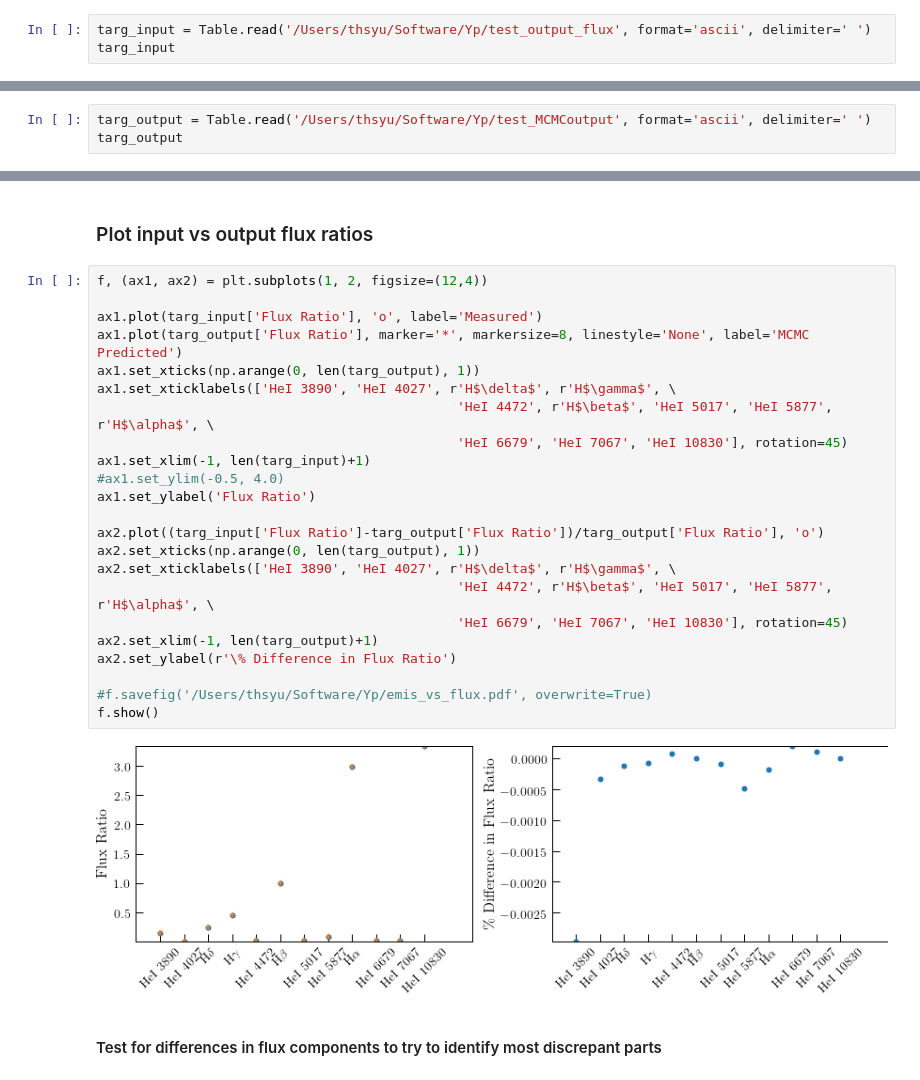
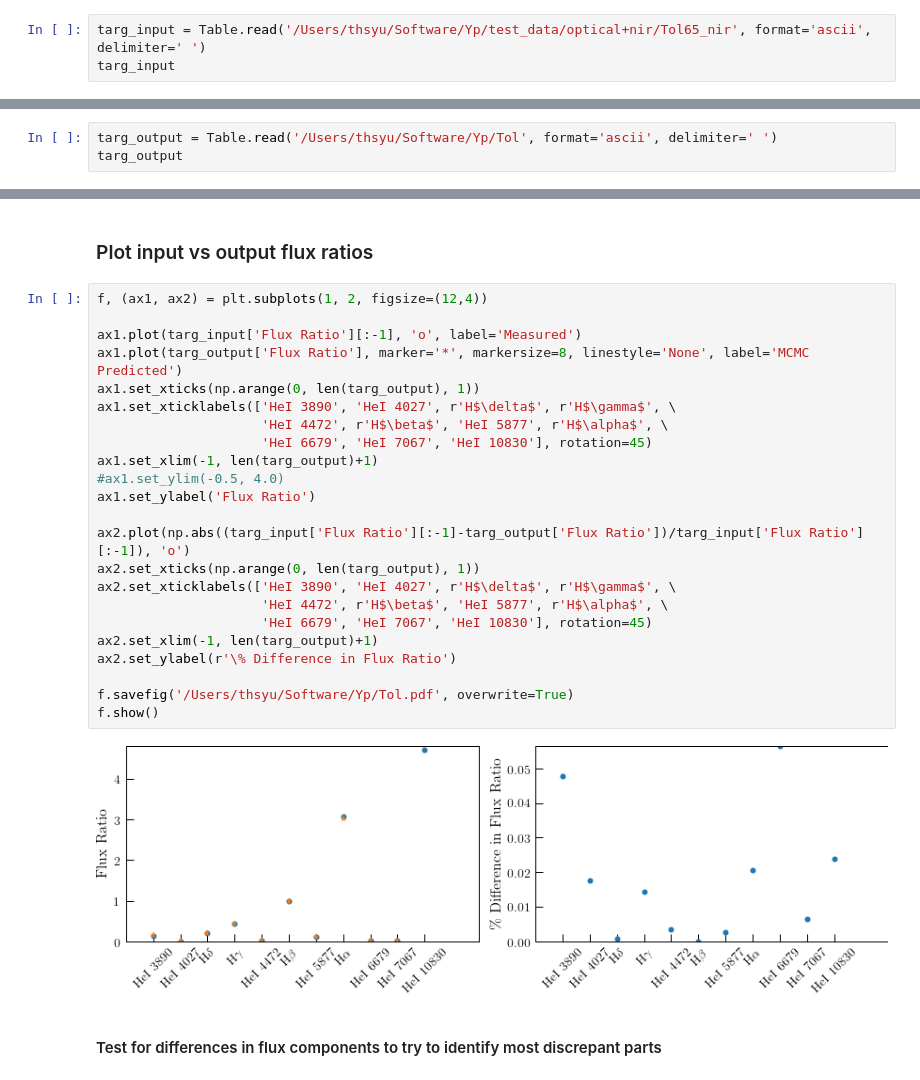
Before and after one commit to tiffanyhsyu/Yp, a Jupyter notebook: check_run_results.ipynb, the cells around one changed output, grey strips where cells are left out. Drawn from its saved outputs; the diff is of its cells as text.

Commit message:
plot (measured-predicted)/measured instead of /predicted

```diff
--- a/check_run_results.ipynb
+++ b/check_run_results.ipynb
@@ -111,7 +111,7 @@ importlib.reload(mfr)
 # %% [markdown]
 #### Original input
 # %%
-targ_input = Table.read('/Users/thsyu/Software/Yp/test_output_flux', format='ascii', delimiter=' ')
+targ_input = Table.read('/Users/thsyu/Software/Yp/test_data/optical+nir/Tol65_nir', format='ascii', delimiter=' ')
 targ_input
 # %% [output]
 Table length=12
@@ -149,6 +149,6 @@ Working on  6679.994
 Working on  7067.198
 Working on  10833.306
 # %%
-targ_output = Table.read('/Users/thsyu/Software/Yp/test_MCMCoutput', format='ascii', delimiter=' ')
+targ_output = Table.read('/Users/thsyu/Software/Yp/Tol', format='ascii', delimiter=' ')
 targ_output
 # %% [output]
@@ -172,28 +171,28 @@ Table length=12
 # %%
 f, (ax1, ax2) = plt.subplots(1, 2, figsize=(12,4))
 
-ax1.plot(targ_input['Flux Ratio'], 'o', label='Measured')
+ax1.plot(targ_input['Flux Ratio'][:-1], 'o', label='Measured')
 ax1.plot(targ_output['Flux Ratio'], marker='*', markersize=8, linestyle='None', label='MCMC Predicted')
 ax1.set_xticks(np.arange(0, len(targ_output), 1))
 ax1.set_xticklabels(['HeI 3890', 'HeI 4027', r'H$\delta$', r'H$\gamma$', \
-                                              'HeI 4472', r'H$\beta$', 'HeI 5017', 'HeI 5877', r'H$\alpha$', \
-                                              'HeI 6679', 'HeI 7067', 'HeI 10830'], rotation=45)
-ax1.set_xlim(-1, len(targ_input)+1)
+                     'HeI 4472', r'H$\beta$', 'HeI 5877', r'H$\alpha$', \
+                     'HeI 6679', 'HeI 7067', 'HeI 10830'], rotation=45)
+ax1.set_xlim(-1, len(targ_output)+1)
 #ax1.set_ylim(-0.5, 4.0)
 ax1.set_ylabel('Flux Ratio')
 
-ax2.plot((targ_input['Flux Ratio']-targ_output['Flux Ratio'])/targ_output['Flux Ratio'], 'o')
+ax2.plot(np.abs((targ_input['Flux Ratio'][:-1]-targ_output['Flux Ratio'])/targ_input['Flux Ratio'][:-1]), 'o')
 ax2.set_xticks(np.arange(0, len(targ_output), 1))
 ax2.set_xticklabels(['HeI 3890', 'HeI 4027', r'H$\delta$', r'H$\gamma$', \
-                                              'HeI 4472', r'H$\beta$', 'HeI 5017', 'HeI 5877', r'H$\alpha$', \
-                                              'HeI 6679', 'HeI 7067', 'HeI 10830'], rotation=45)
+                     'HeI 4472', r'H$\beta$', 'HeI 5877', r'H$\alpha$', \
+                     'HeI 6679', 'HeI 7067', 'HeI 10830'], rotation=45)
 ax2.set_xlim(-1, len(targ_output)+1)
 ax2.set_ylabel(r'\% Difference in Flux Ratio')
 
-#f.savefig('/Users/thsyu/Software/Yp/emis_vs_flux.pdf', overwrite=True)
+f.savefig('/Users/thsyu/Software/Yp/Tol.pdf', overwrite=True)
 f.show()
 # %% [output]
-[figure, old version]
+[figure, new version]
 # %% [markdown]
 #### Test for differences in flux components to try to identify most discrepant parts
 # %%
```
Also changed, not shown: parts of 2 cells of this notebook.
